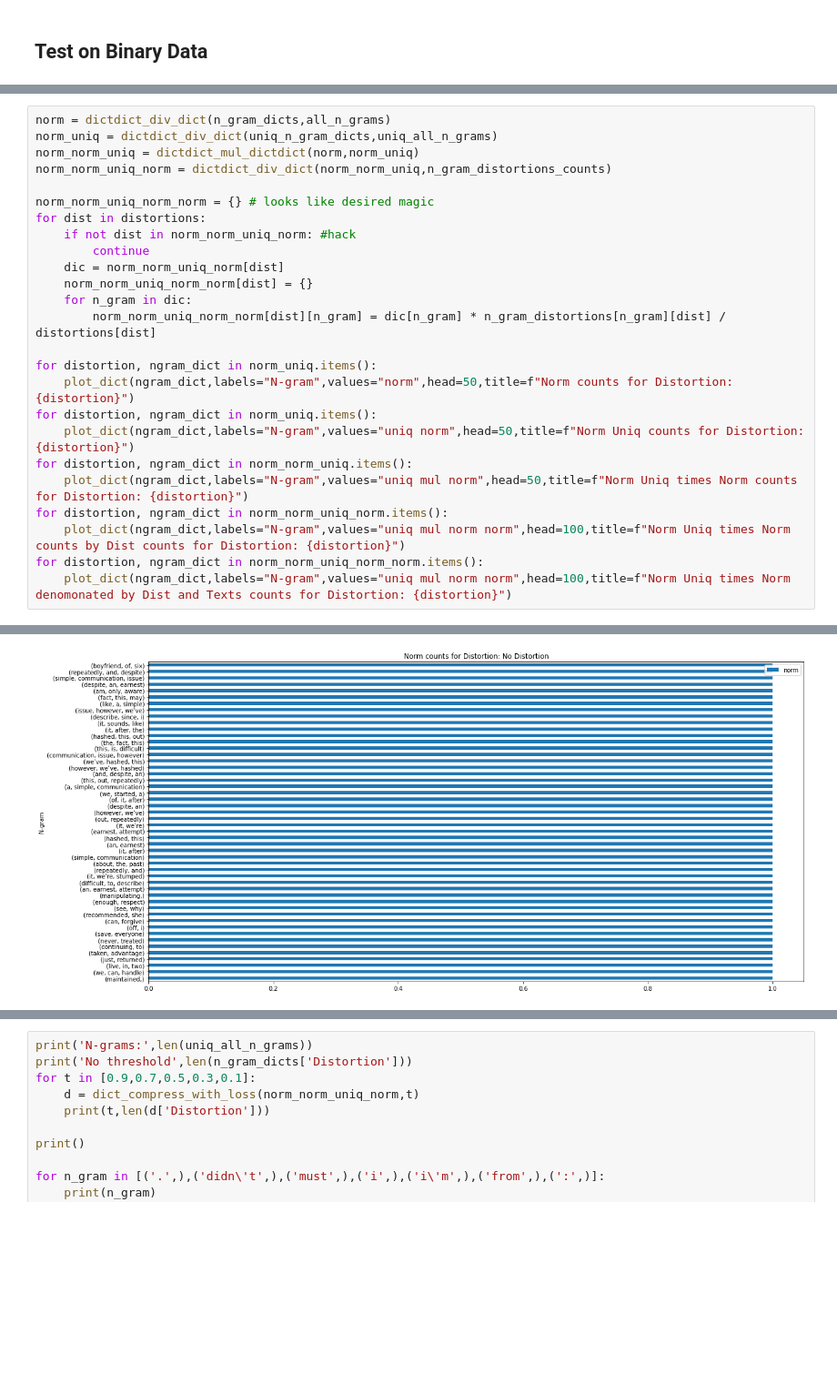
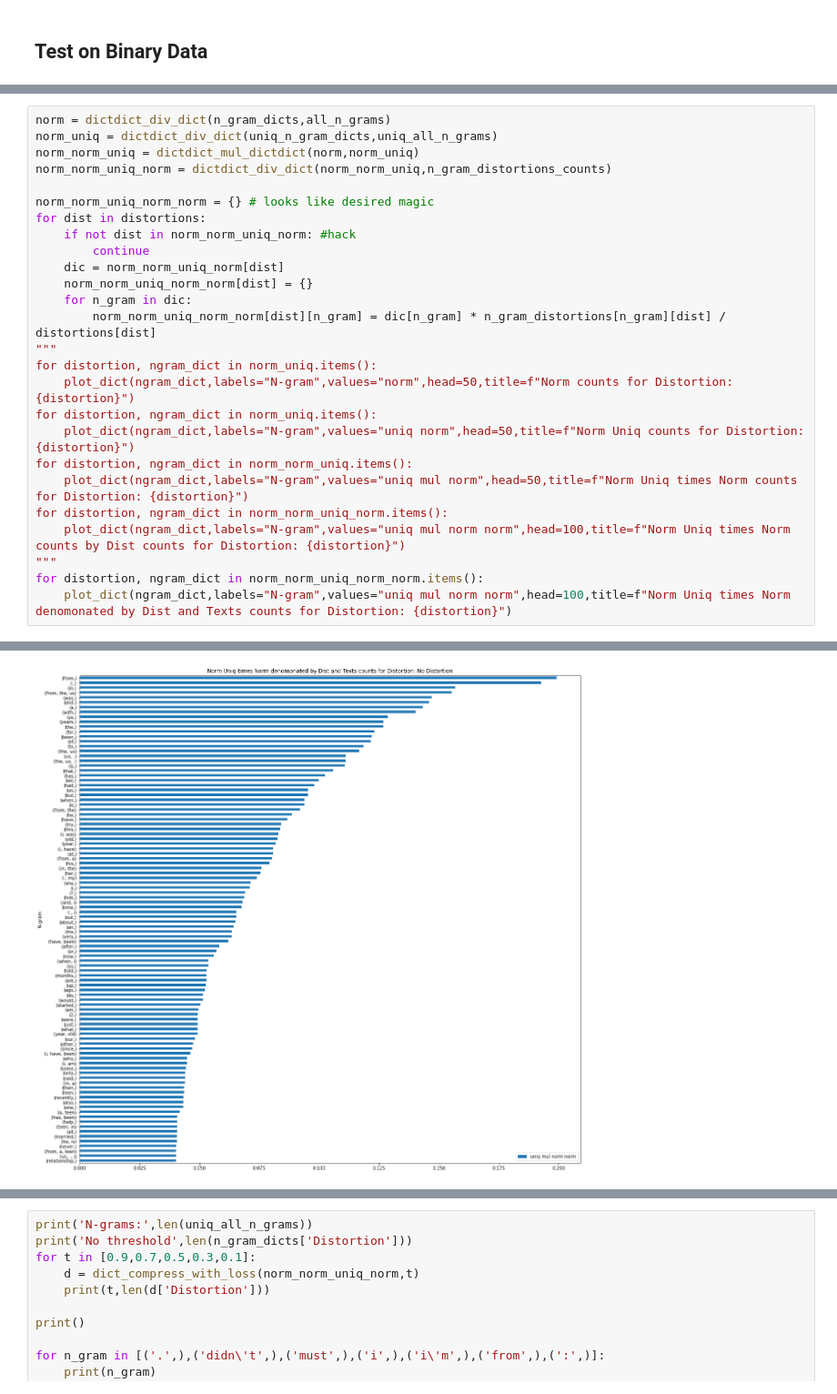
Before and after one commit to aigents/pygents, a Jupyter notebook: notebooks/nlp/sentiment/distortions_preliminary_data_checks.ipynb, the cells around one changed output, grey strips where cells are left out. Shown at 91% size. Saved outputs shown, nothing was run; the diff lists cells and outputs as text; blank space fills up the shorter version.

```diff
--- a/notebooks/nlp/sentiment/distortions_preliminary_data_checks.ipynb
+++ b/notebooks/nlp/sentiment/distortions_preliminary_data_checks.ipynb
@@ -482,7 +475,7 @@ for dist in distortions:
     norm_norm_uniq_norm_norm[dist] = {}
     for n_gram in dic:
         norm_norm_uniq_norm_norm[dist][n_gram] = dic[n_gram] * n_gram_distortions[n_gram][dist] / distortions[dist]
-
+"""
 for distortion, ngram_dict in norm_uniq.items():
     plot_dict(ngram_dict,labels="N-gram",values="norm",head=50,title=f"Norm counts for Distortion: {distortion}")
 for distortion, ngram_dict in norm_uniq.items():
@@ -491,6 +484,7 @@ for distortion, ngram_dict in norm_norm_uniq.items():
     plot_dict(ngram_dict,labels="N-gram",values="uniq mul norm",head=50,title=f"Norm Uniq times Norm counts for Distortion: {distortion}")
 for distortion, ngram_dict in norm_norm_uniq_norm.items():
     plot_dict(ngram_dict,labels="N-gram",values="uniq mul norm norm",head=100,title=f"Norm Uniq times Norm counts by Dist counts for Distortion: {distortion}")
+"""
 for distortion, ngram_dict in norm_norm_uniq_norm_norm.items():
     plot_dict(ngram_dict,labels="N-gram",values="uniq mul norm norm",head=100,title=f"Norm Uniq times Norm denomonated by Dist and Texts counts for Distortion: {distortion}")
 # %% [output]
@@ -498 +492 @@ for distortion, ngram_dict in norm_norm_uniq_norm_norm.items():
-[figure, old version]
+[figure, new version]
```
Also changed, not shown: parts of 8 cells of this notebook.
